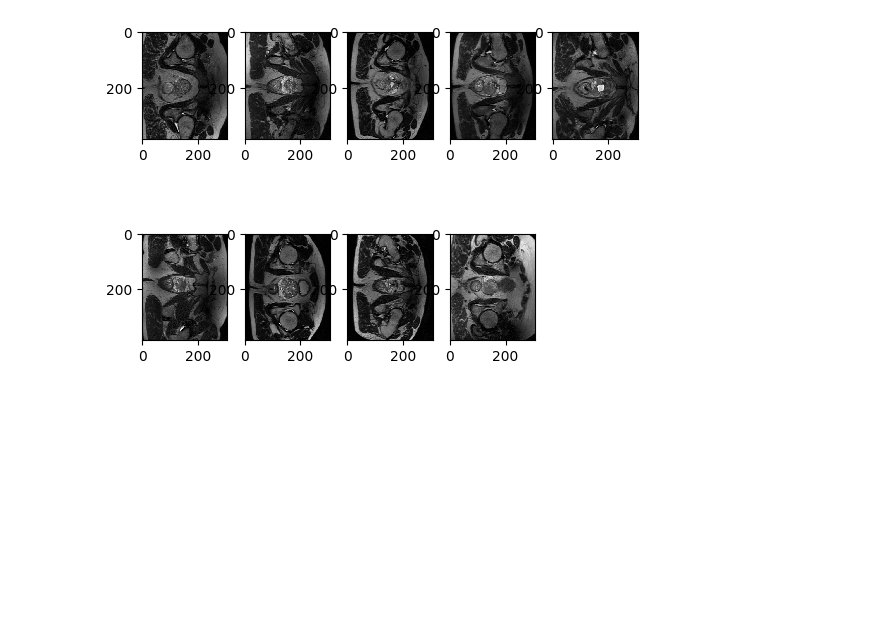
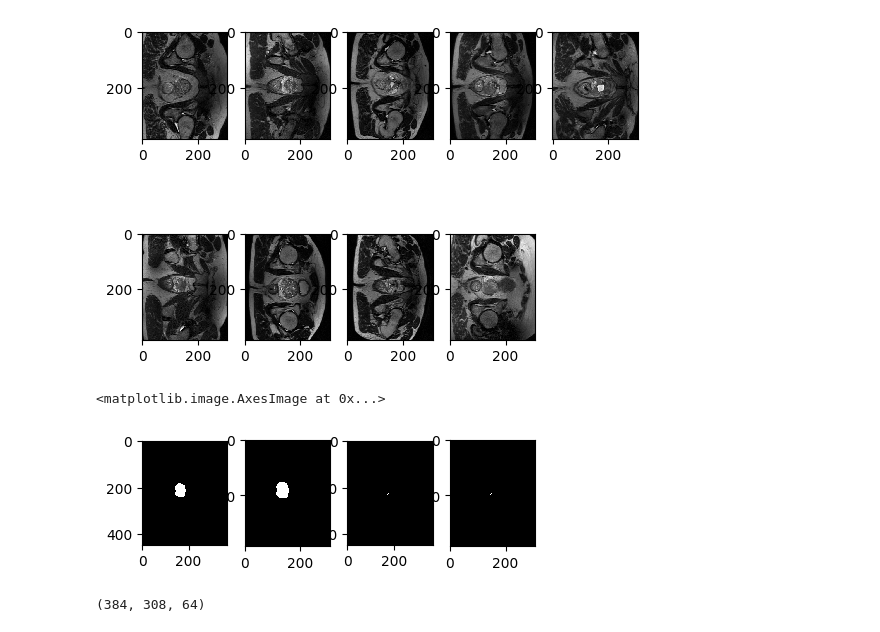
Before and after one commit to HellfernoTB/Deep-learning-prostate-cancer-detection, a Jupyter notebook: Deep_Learning_Project.ipynb, the cells around one changed output. Saved outputs shown, nothing was run; the diff lists cells and outputs as text; code cells hidden in the pictures; blank space fills up the shorter version.

```diff
--- a/Deep_Learning_Project.ipynb
+++ b/Deep_Learning_Project.ipynb
@@ -6,7 +10,7 @@ import pandas as pd
 # %%
 # setting the working folder to the following path
-data_path = 'C:\\Users\\romai\\OneDrive\\Bureau\\Erasmus\\Deep_Learning\\test'
-os.chdir(r'C:\\Users\\romai\\OneDrive\\Bureau\\Erasmus\\Deep_Learning\\test')
+data_path = 'C:\\Users\\romai\\OneDrive\\Bureau\\Erasmus\\Deep_Learning\\data'
+os.chdir(r'C:\\Users\\romai\\OneDrive\\Bureau\\Erasmus\\Deep_Learning\\data')
 
 os.listdir() # function that returns files in a folder
 # %% [output]
@@ -57,6 +61,8 @@ for patient in t2:
   rows.append(patient.shape[0])
   cols.append(patient.shape[1])
 
+temp1 = mask_prost[5]
+temp2 = mask_guz[5]
 
 
 scol = min(cols)
@@ -90,6 +96,13 @@ for i, patient in enumerate(t2):
     dce[i] = dce[i][row_slice, col_slice,...]
     dwi[i] = dwi[i][row_slice, col_slice,...]
 
+    # Cropping des masques
+    if mask_guz is not None:
+        mask_guz[i] = mask_guz[i][row_slice, col_slice,...]
+
+    if mask_prost is not None:
+        mask_prost[i] = mask_prost[i][row_slice, col_slice,...]
+
 
 # we check the result
 plt.figure()
@@ -115,3 +128,20 @@ Unexpected file! t1_vibe_fs_tra_40mes_6sec.nii.gz
 7 384
 8 448
 [figure]
+# %%
+plt.figure()
+plt.subplot(2,5,1)
+plt.imshow(temp1[:,:, 32], cmap = 'gray', interpolation = 'none', vmin = 0)
+plt.subplot(2,5,2)
+plt.imshow(mask_prost[5][:,:, 32], cmap = 'gray', interpolation = 'none', vmin = 0)
+plt.subplot(2,5,3)
+plt.imshow(temp2[:,:, 32], cmap = 'gray', interpolation = 'none', vmin = 0)
+plt.subplot(2,5,4)
+plt.imshow(mask_guz[5][:,:, 32], cmap = 'gray', interpolation = 'none', vmin = 0)
+# %% [output]
+<matplotlib.image.AxesImage at 0x...>
+[figure, added]
+# %%
+adc[1].shape
+# %% [output]
+(384, 308, 64)
```
Also changed, not shown: parts of 3 cells of this notebook.
